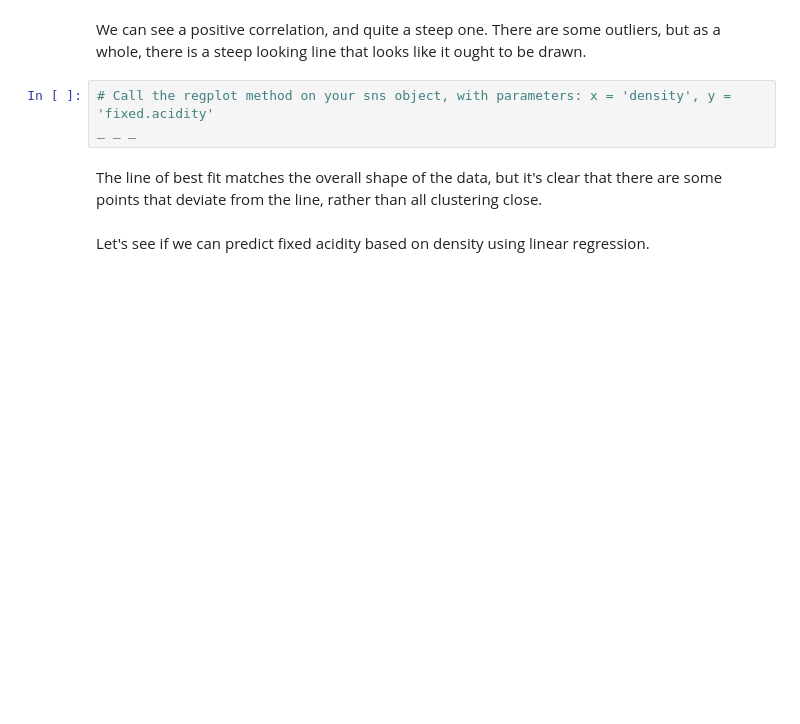
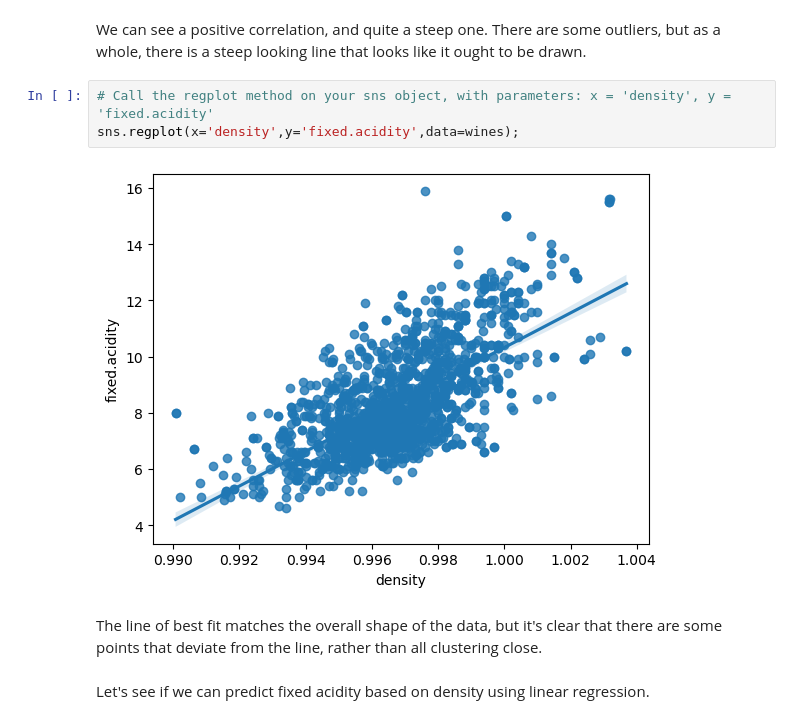
Before and after one commit to MsEM11/Linear_Regression_Case_Study, a Jupyter notebook: Springboard Regression Case Study - the Red Wine Dataset - Tier 3.ipynb, the cells around one changed output. Cells and saved outputs as stored; diff of their text form; blank space fills up the shorter version.

```diff
--- a/Springboard Regression Case Study - the Red Wine Dataset - Tier 3.ipynb
+++ b/Springboard Regression Case Study - the Red Wine Dataset - Tier 3.ipynb
@@ -227,7 +234,9 @@ _ _ _
 We can see a positive correlation, and quite a steep one. There are some outliers, but as a whole, there is a steep looking line that looks like it ought to be drawn.
 # %%
 # Call the regplot method on your sns object, with parameters: x = 'density', y = 'fixed.acidity'
-_ _ _
+sns.regplot(x='density',y='fixed.acidity',data=wines);
+# %% [output]
+[figure, added]
 # %% [markdown]
 The line of best fit matches the overall shape of the data, but it's clear that there are some points that deviate from the line, rather than all clustering close.
 # %% [markdown]
```
Also changed, not shown: parts of 3 cells of this notebook.
